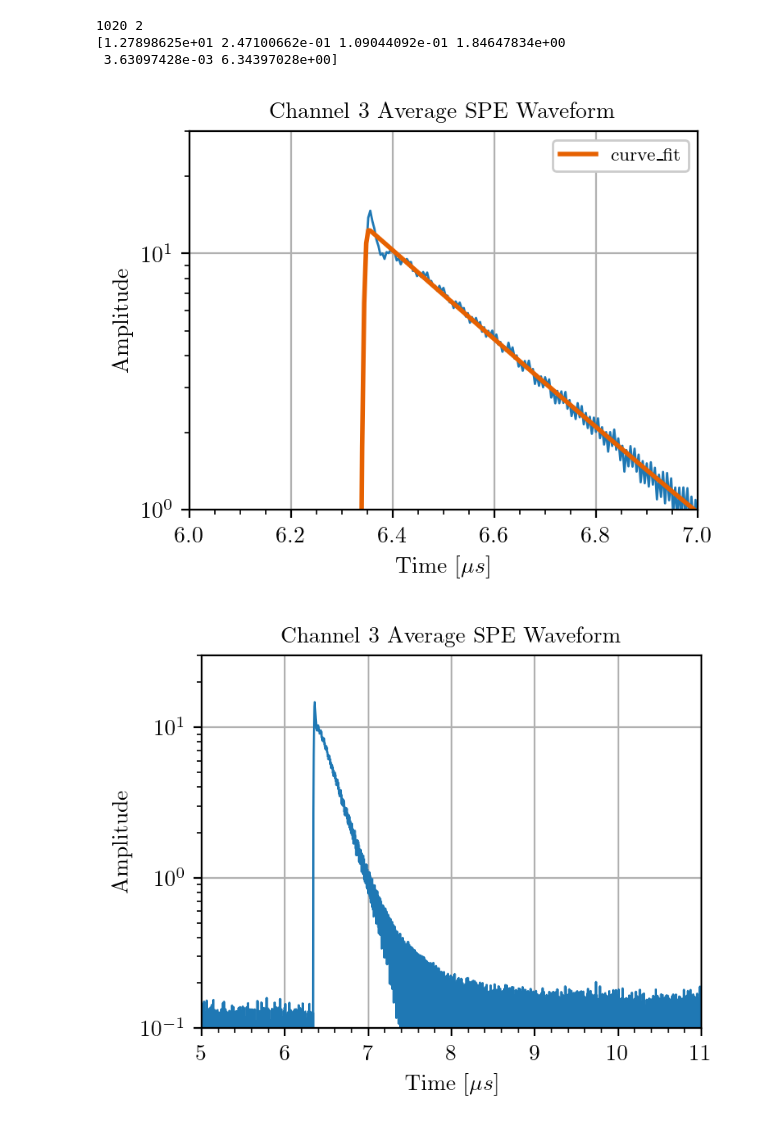
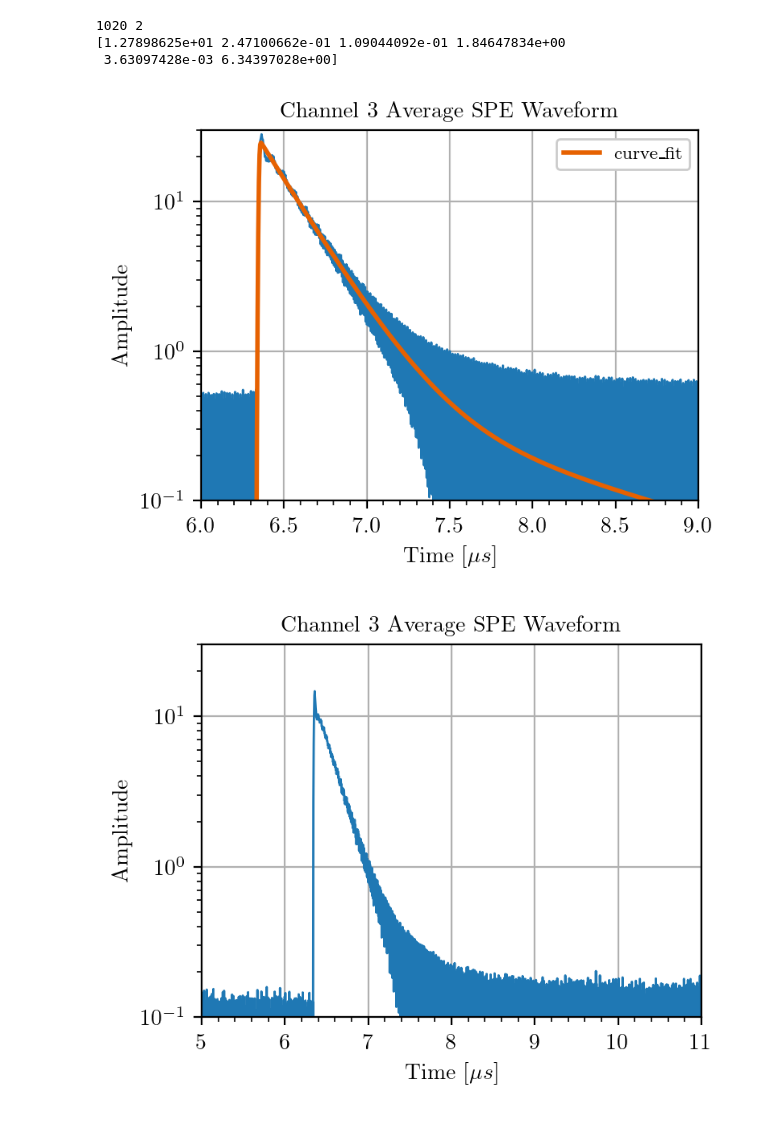
Before and after one commit to darkside-princeton/sipm-analysis, a Jupyter notebook: jupyter/sp_waveform.ipynb, the cells around one changed output. Cells and saved outputs as stored; diff of their text form; code cells hidden in the pictures.

```diff
--- a/jupyter/sp_waveform.ipynb
+++ b/jupyter/sp_waveform.ipynb
@@ -168,27 +168,27 @@ print(popt)
  3.63097428e-03 6.34397028e+00]
 # %%
 intn = 1020
-ch = 2
+ch = 0
 
 
 #plt.plot(data[intn][ch]['pars'], data[intn][ch]['cov'], linewidth = '1')
 plt.plot(data[intn][ch]['time'], data[intn][ch]['avg_spe_wf'], linewidth = '1')
 #plt.plot(data[intn][ch]['time'], template(data[intn][ch]['time'], 8, 0.2, 6, 0.3, 0.008, 6.34), label = 'manual_fit')
 plt.plot(data[intn][ch]['time'], template(data[intn][ch]['time'],
-                            1.27898625e+01, 2.47100662e-01, 1.09044092e-01, 1.84647834e+00, 3.63097428e-03, 6.34397028e+00), label = 'curve_fit')
+                            2.56849445e+01, 2.40707433e-01, 5.53740308e-01, 1.36692032e+00, 5.06566636e-03, 6.34768653e+00), label = 'curve_fit')
 plt.minorticks_on()
 plt.legend(loc = 'upper right')
 plt.title('Channel 3 Average SPE Waveform')
 plt.xlabel(r'Time [$\mu s$]')
 plt.ylabel('Amplitude')
 plt.yscale('log')
-plt.xlim(6, 7)
-plt.ylim(1, 30)
+plt.xlim(6, 9)
+plt.ylim(0.1, 30)
 plt.grid()
 
 # tau = 250ns --> integrate 750ns
 # %% [output]
-[figure, old version]
+[figure, new version]
 # %%
 intn = 1020
 ch = 2
```
Also changed, not shown: 1 other file.
